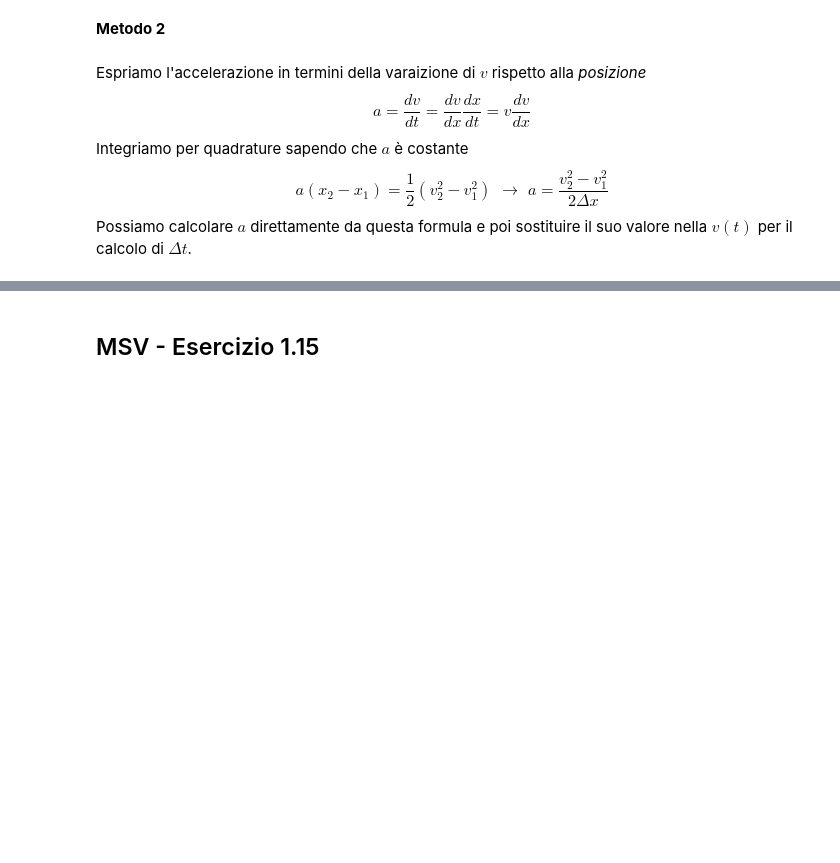
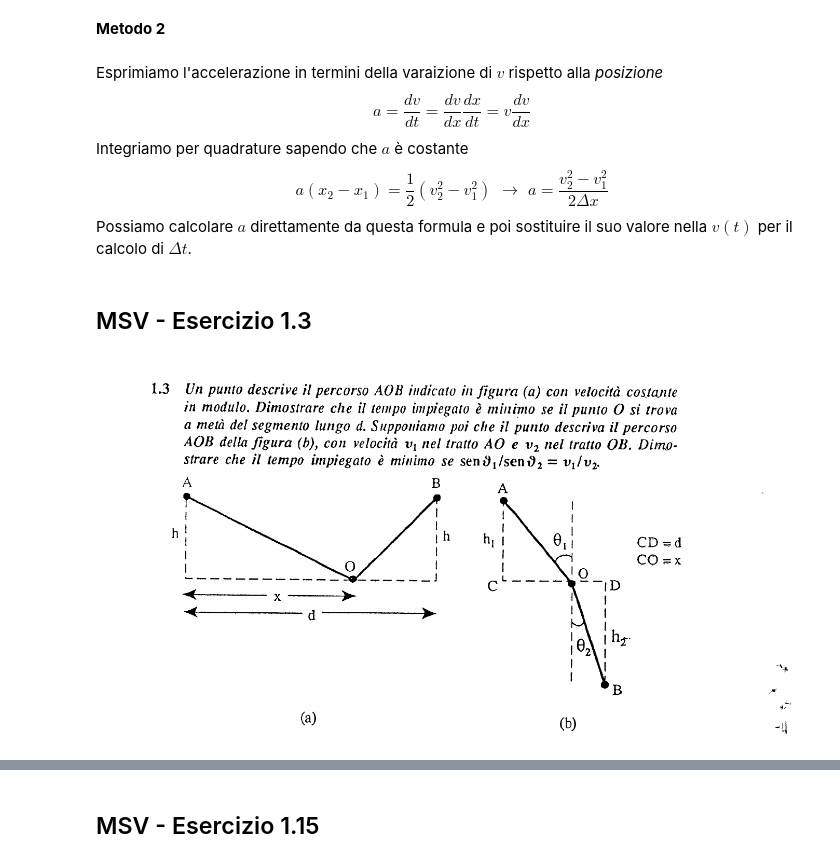
Before and after one commit to marcodalessandro76/Esercitazioni-Fisica-1, a Jupyter notebook: Cinematica punto materiale.ipynb, the cells around one changed output, grey strips where cells are left out. Drawn from its saved outputs; the diff is of its cells as text; code cells hidden in the pictures; blank space fills up the shorter version.

```diff
--- a/Cinematica punto materiale.ipynb
+++ b/Cinematica punto materiale.ipynb
@@ -48,7 +50,7 @@ $$
 # %% [markdown]
 __Metodo 2__
 # %% [markdown]
-Espriamo l'accelerazione in termini della varaizione di $v$ rispetto alla _posizione_
+Esprimiamo l'accelerazione in termini della varaizione di $v$ rispetto alla _posizione_
 $$
 a = \frac{dv}{dt} = \frac{dv}{dx}\frac{dx}{dt} = v\frac{dv}{dx}
 $$
@@ -58,3 +60,9 @@ a(x_2-x_1) = \frac{1}{2}(v_2^2-v_1^2) \,\, \rightarrow \,\,
 a = \frac{v_2^2-v_1^2}{2\Delta x}
 $$
 Possiamo calcolare $a$ direttamente da questa formula e poi sostituire il suo valore nella $v(t)$ per il calcolo di $\Delta t$.
+# %% [markdown]
+## MSV - Esercizio 1.3
+# %%
+Image('Immagini/MSV_1.3_Testo.png',width=900)
+# %% [output]
+[figure, added]
```
Also changed, not shown: parts of 8 cells of this notebook, 1 other file.
